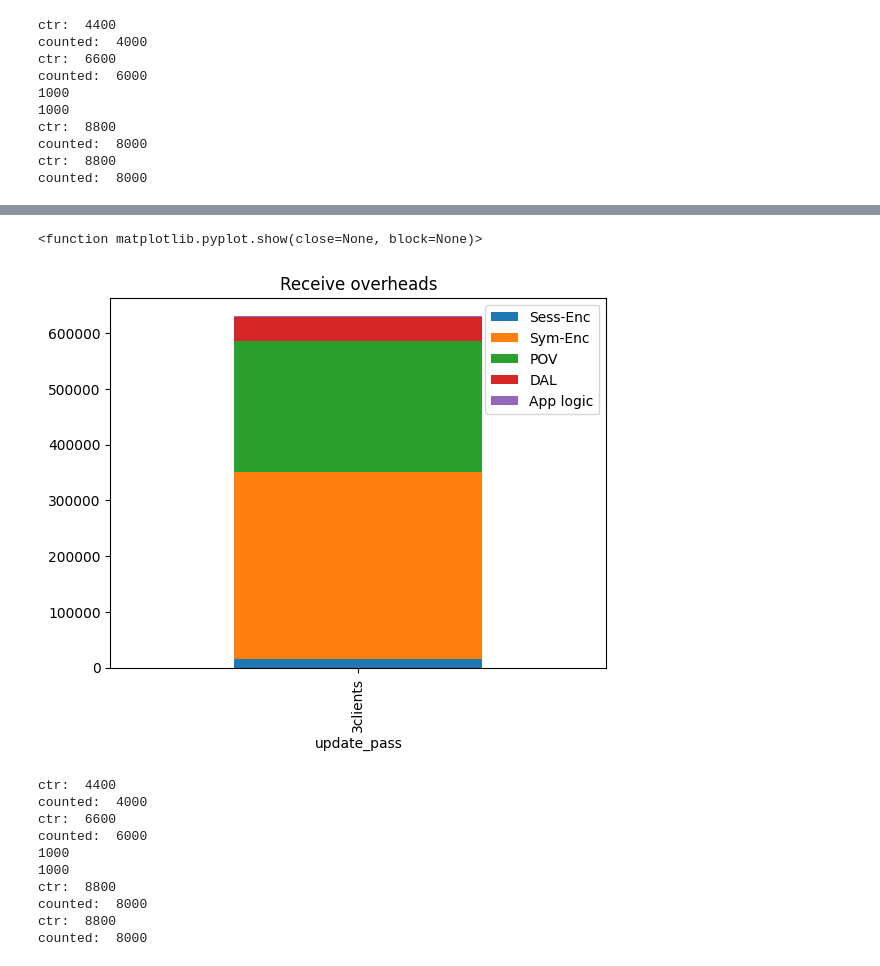
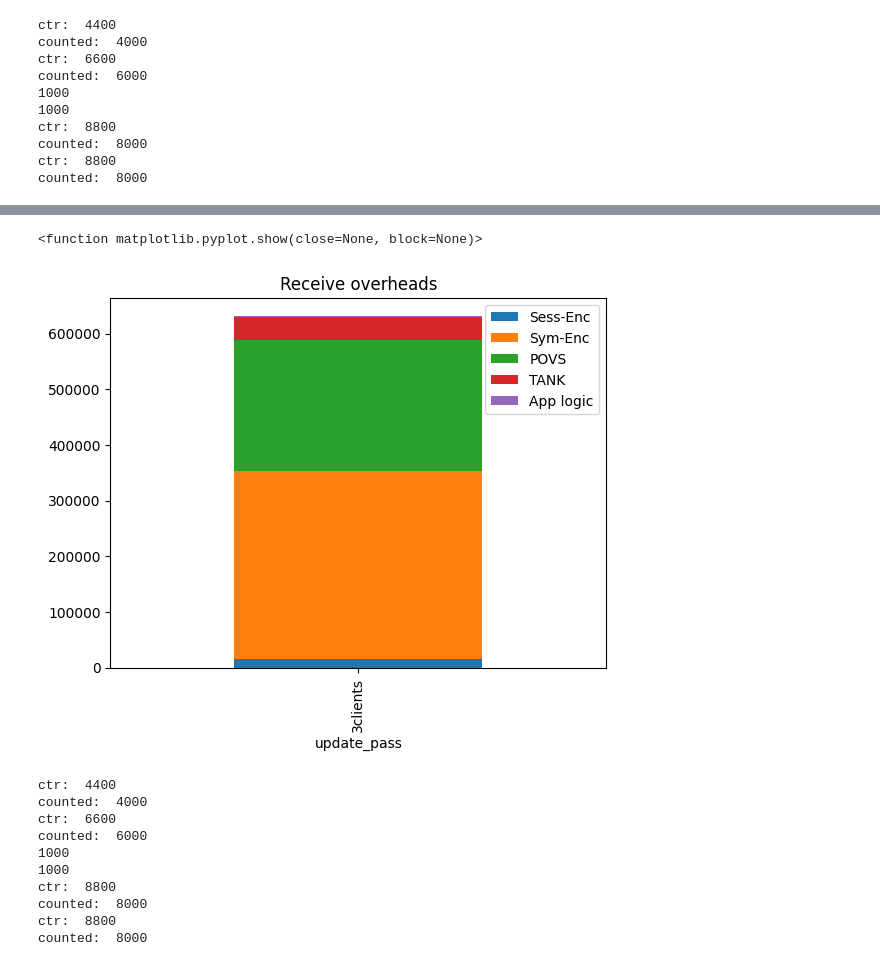
Before and after one commit to princeton-sns/scuba, a Jupyter notebook: client-bench/parse_results.ipynb, the cells around one changed output, grey strips where cells are left out. Cells and saved outputs as stored; diff of their text form; code cells hidden in the pictures.

```diff
--- a/client-bench/parse_results.ipynb
+++ b/client-bench/parse_results.ipynb
@@ -32,8 +32,8 @@ if pass_bmark:
     enterapp = "enter update"
 else:
     enterapp = "enter edit"
-enterdal = "enter DAL"
-exitdal = "exit DAL"
+entertank = "enter TANK"
+exittank = "exit TANK"
 if pass_bmark:
     exitapp = "exit update"
     exitapp = "exit edit"
@@ -60,12 +60,12 @@ def get_app_overheads(filename, num_warmup):
 
                 if level == enterapp:
                     tmp = timestamp
-                elif level == enterdal:
+                elif level == entertank:
                     dur = timestamp - tmp
                     if dur < 0:
                         dur += 1000000000
                     app_send_dur.append(dur)
-                elif level == exitdal:
+                elif level == exittank:
                     tmp = timestamp
                 else:
                     dur = timestamp - tmp
@@ -345,14 +345,14 @@ def get_dal_recv_overheads(filename_update, filename_dummy, num_dal_recv_warmup)
 def app_filename(num_clients, num_runs):
     return ".{}/{}c_{}r_ts_app.txt".format(subdir, num_clients, num_runs)
 
-def dal_send_filename(num_clients, num_runs):
-    return ".{}/{}c_{}r_ts_dal_send.txt".format(subdir, num_clients, num_runs)
+def tank_send_filename(num_clients, num_runs):
+    return ".{}/{}c_{}r_ts_tank_send.txt".format(subdir, num_clients, num_runs)
 
-def dal_recv_filename_update(num_clients, num_runs):
-    return ".{}/{}c_{}r_ts_dal_recv_update.txt".format(subdir, num_clients, num_runs)
+def tank_recv_filename_update(num_clients, num_runs):
+    return ".{}/{}c_{}r_ts_tank_recv_update.txt".format(subdir, num_clients, num_runs)
 
-def dal_recv_filename_dummy(num_clients, num_runs):
-    return ".{}/{}c_{}r_ts_dal_recv_dummy.txt".format(subdir, num_clients, num_runs)
+def tank_recv_filename_dummy(num_clients, num_runs):
+    return ".{}/{}c_{}r_ts_tank_recv_dummy.txt".format(subdir, num_clients, num_runs)
 
 def core_send_filename(num_clients, num_runs):
     return ".{}/{}c_{}r_ts_core_send.txt".format(subdir, num_clients, num_runs)
@@ -363,8 +363,8 @@ def core_recv_filename(num_clients, num_runs):
 clients_count = 4
 
 app_send_dur_0, app_recv_dur_0 = get_app_overheads(app_filename(clients_count, runs_count), 4 * warmup_count)
-dal_send_dur_0 = get_dal_send_overheads(dal_send_filename(clients_count, runs_count), 6 * warmup_count)
-dal_recv_dur_0 = get_dal_recv_overheads(dal_recv_filename_update(clients_count, runs_count), dal_recv_filename_dummy(clients_count, runs_count), 2 * warmup_count)
+tank_send_dur_0 = get_tank_send_overheads(tank_send_filename(clients_count, runs_count), 6 * warmup_count)
+tank_recv_dur_0 = get_tank_recv_overheads(tank_recv_filename_update(clients_count, runs_count), tank_recv_filename_dummy(clients_count, runs_count), 2 * warmup_count)
 pov_send_dur_0, symenc_send_dur_0, sessenc_send_dur_0 = get_core_send_overheads(core_send_filename(clients_count, runs_count), 4 * 2 * warmup_count)
 sessenc_recv_dur_0, symenc_recv_dur_0, pov_recv_dur_0 = get_core_recv_overheads(core_recv_filename(clients_count, runs_count), 4 * 2 * warmup_count)
 # %% [output]
@@ -402,12 +402,12 @@ plt.show
 # %%
 df = pd.DataFrame([
-    ["3clients", mean(sessenc_recv_dur_0), mean(symenc_recv_dur_0), mean(pov_recv_dur_0), mean(dal_recv_dur_0), mean(app_recv_dur_0)],
-], columns=["update_pass", "Sess-Enc", "Sym-Enc", "POV", "DAL", "App logic"])
+    ["3clients", mean(sessenc_recv_dur_0), mean(symenc_recv_dur_0), mean(pov_recv_dur_0), mean(tank_recv_dur_0), mean(app_recv_dur_0)],
+], columns=["update_pass", "Sess-Enc", "Sym-Enc", "POVS", "TANK", "App logic"])
 df.plot(x='update_pass', kind='bar', stacked=True, title='Receive overheads')
 plt.show
 # %% [output]
 <function matplotlib.pyplot.show(close=None, block=None)>
-[figure, old version]
+[figure, new version]
 # %%
 clients_count = 1
 
```
Also changed, not shown: parts of 16 cells of this notebook, 3 other files.
